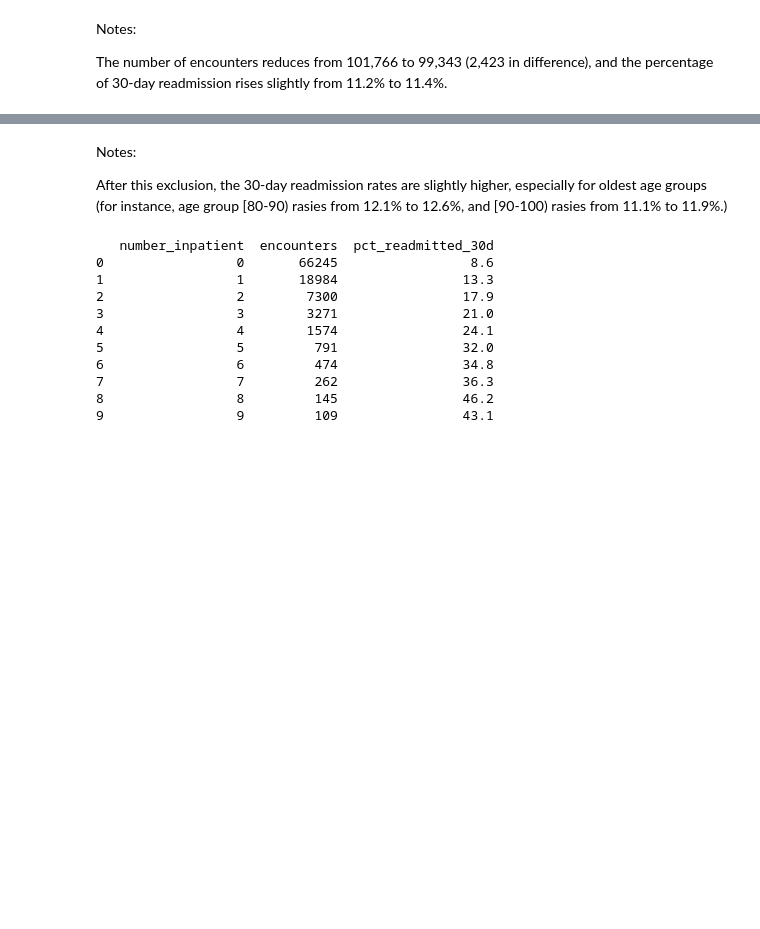
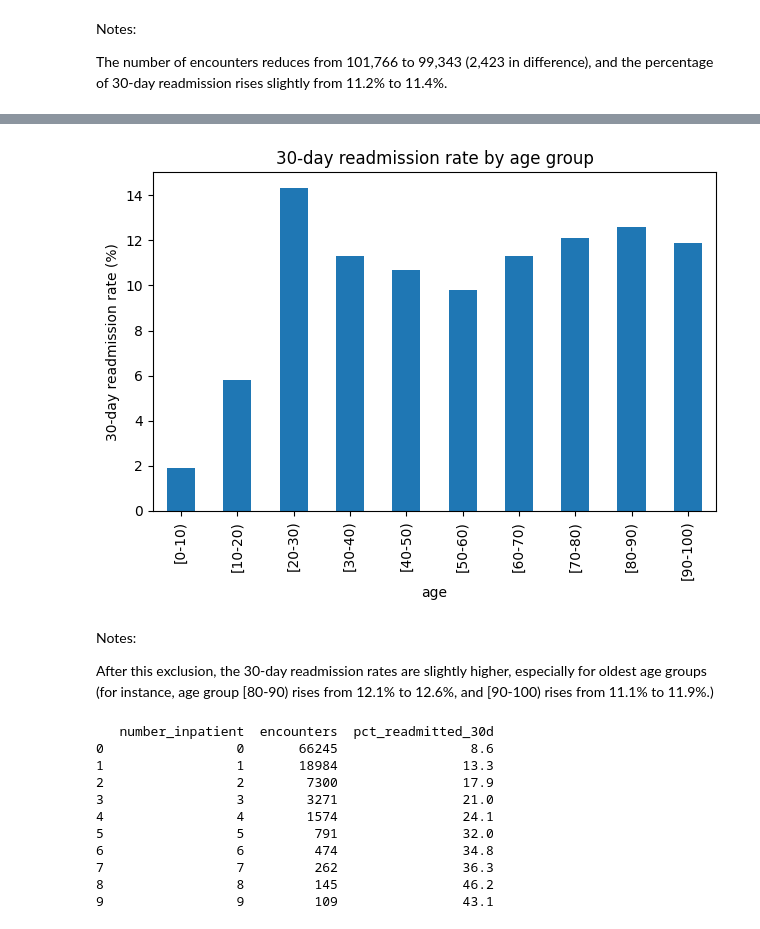
Before and after one commit to JasonLou622/Hospital-readmissions-analysis, a Jupyter notebook: diabetes_readmission_analysis.ipynb, the cells around one changed output, grey strips where cells are left out. Drawn from its saved outputs; the diff is of its cells as text; code cells hidden in the pictures; blank space fills up the shorter version.

```diff
--- a/diabetes_readmission_analysis.ipynb
+++ b/diabetes_readmission_analysis.ipynb
@@ -443,7 +522,7 @@ The number of encounters reduces from 101,766 to 99,343 (2,423 in difference), a
 query = '''
 SELECT age,
        COUNT(*) AS encounters,
-       COUNT(*) FILTER (WHERE readmitted = '<30') AS encounters_readmitted_30d,
+       COUNT(*) FILTER (WHERE readmitted = '<30') AS readmitted_30d,
        ROUND(100.0 * COUNT(*) FILTER (WHERE readmitted = '<30') / COUNT(*), 1) AS pct_readmitted_30d
 FROM diabetes_data
 WHERE discharge_disposition_id NOT IN (11, 13, 14, 19, 20, 21)
@@ -451,5 +530,13 @@ GROUP BY age
 ORDER BY age;
 '''
 
-print(pd.read_sql(query, conn))
+result = pd.read_sql(query, conn)
+print(result)
+
+import matplotlib.pyplot as plt
+result.plot(x="age", y="pct_readmitted_30d", kind="bar", legend=False)
+plt.ylabel("30-day readmission rate (%)")
+plt.title("30-day readmission rate by age group")
+plt.tight_layout()
+plt.show()
 # %% [output]
@@ -467,7 +554,8 @@ print(pd.read_sql(query, conn))
+[figure, added]
 # %% [markdown]
 Notes:
 
-After this exclusion, the 30-day readmission rates are slightly higher, especially for oldest age groups (for instance, age group [80-90) rasies from 12.1% to 12.6%, and [90-100) rasies from 11.1% to 11.9%.)
+After this exclusion, the 30-day readmission rates are slightly higher, especially for oldest age groups (for instance, age group [80-90) rises from 12.1% to 12.6%, and [90-100) rises from 11.1% to 11.9%.)
 # %%
 # Analysis 11: Re-examines if the number of earlier inpatient visits (number_inpatient) relates to readmission.
 query = '''
```
Also changed, not shown: parts of 25 cells of this notebook.
